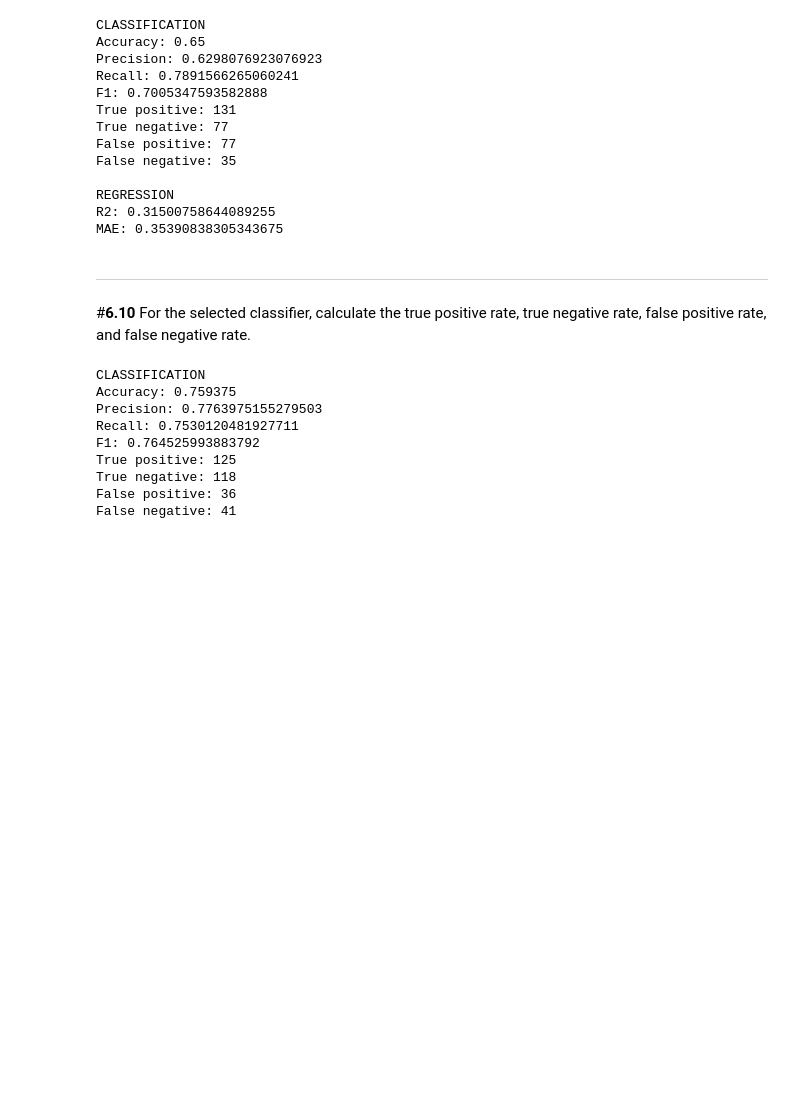
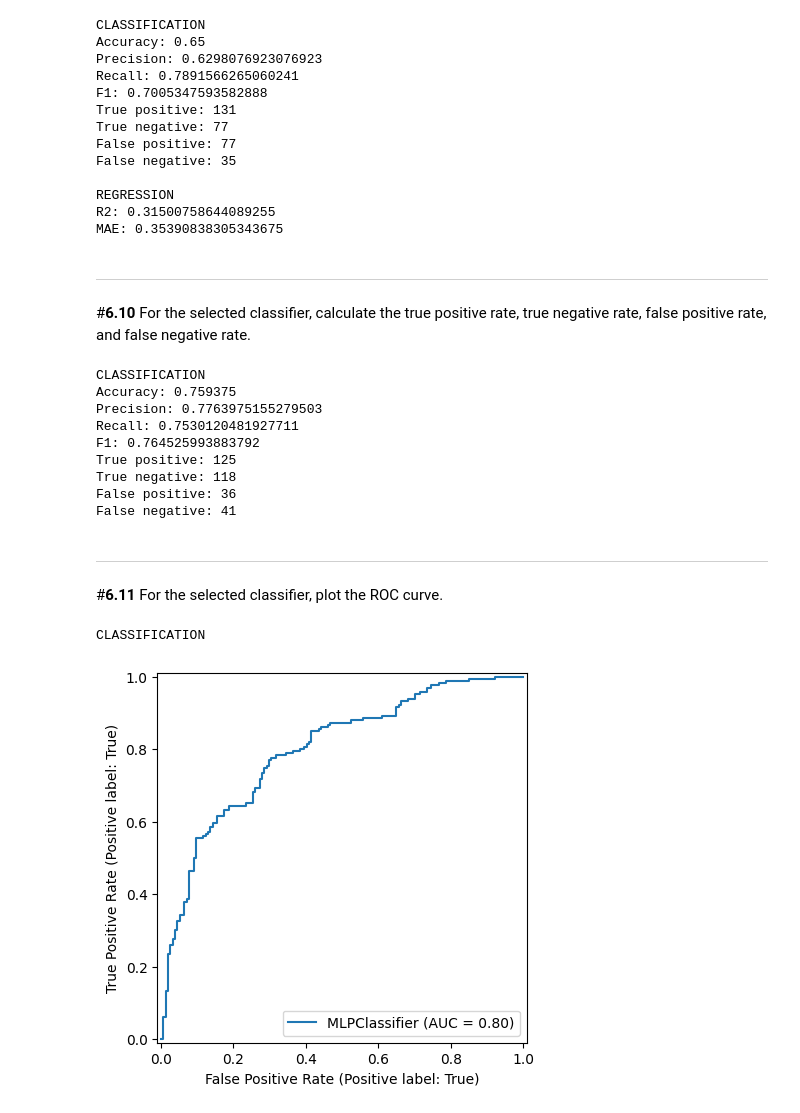
Before and after one commit to jadrzy/Lab-Python-in-Data-Science-, a Jupyter notebook: notebooks/Lab6.ipynb, the cells around one changed output. Drawn from its saved outputs; the diff is of its cells as text; code cells hidden in the pictures; blank space fills up the shorter version.

```diff
--- a/notebooks/Lab6.ipynb
+++ b/notebooks/Lab6.ipynb
@@ -565,3 +570,29 @@ True positive: 125
 True negative: 118
 False positive: 36
 False negative: 41
+# %% [markdown]
+---
+#**6.11**
+For the selected classifier, plot the ROC curve.
+# %%
+## CLASSIFICATION
+print("\nCLASSIFICATION")
+## building model
+y_train = tr_data['quality'] > 5.5
+
+clf = MLPClassifier(solver='lbfgs', hidden_layer_sizes=(8,))
+clf.max_iter = 10000
+clf.fit(x_train, y_train)
+
+
+## prediction on test data
+x_test = te_data.drop('quality', axis=1)
+y_test = te_data['quality'] > 5.5
+
+
+RocCurveDisplay.from_estimator(clf, x_test, y_test)
+
+%reset -f
+# %% [output]
+CLASSIFICATION
+[figure, added]
```
Also changed, not shown: parts of 8 cells of this notebook.
